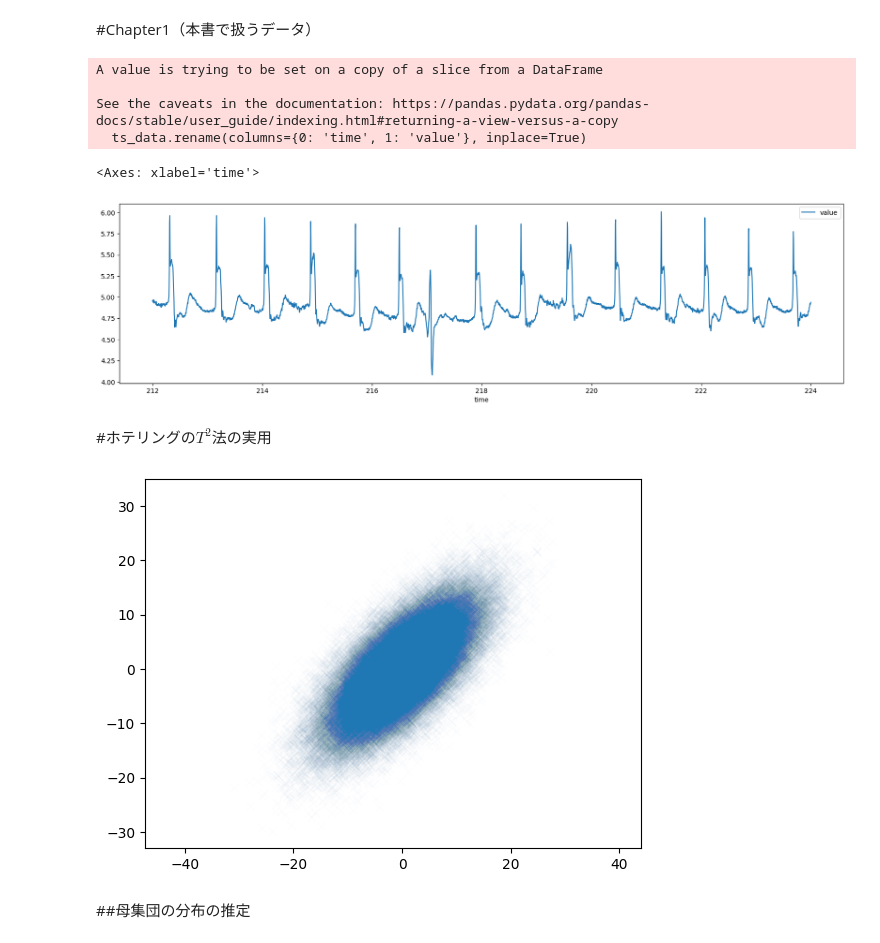
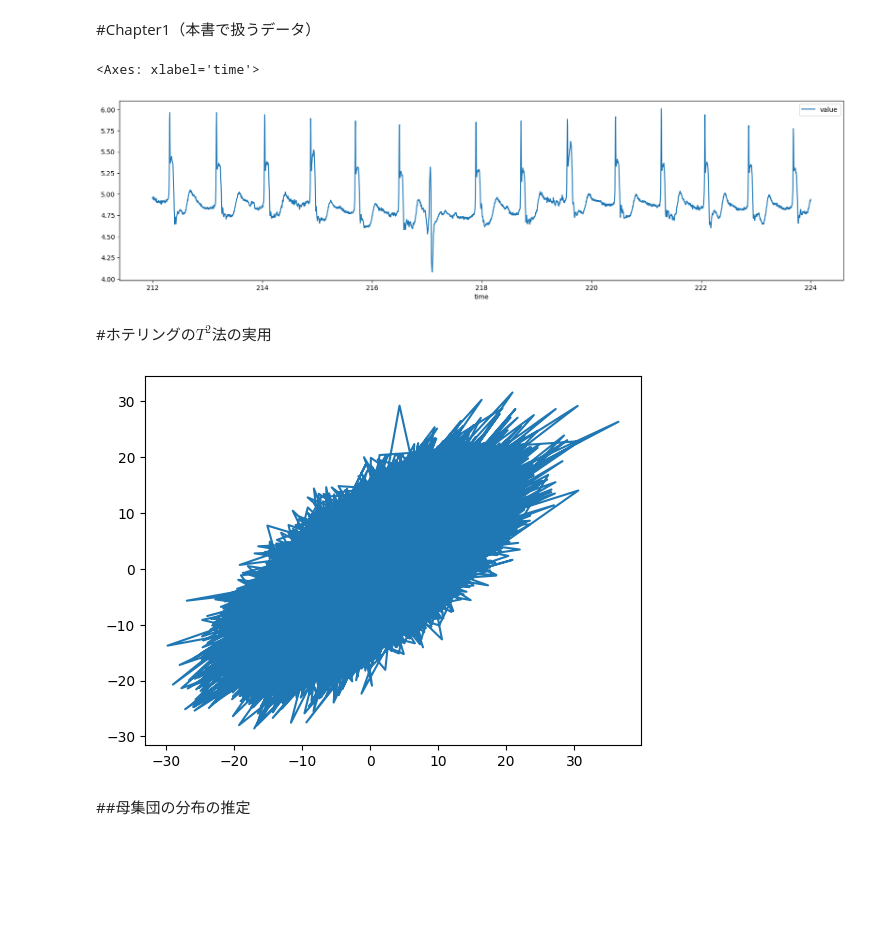
Before and after one commit to Junhand/ADandCD, a Jupyter notebook: ADandCD.ipynb, the cells around one changed output. Saved outputs shown, nothing was run; the diff lists cells and outputs as text; code cells hidden in the pictures; blank space fills up the shorter version.

```diff
--- a/ADandCD.ipynb
+++ b/ADandCD.ipynb
@@ -7,40 +7,37 @@ import pandas as pd
 
 url = "http://www.cs.ucr.edu/~eamonn/discords/qtdbsel102.txt"
 data = pd.read_csv(url, header=None, sep="\t")
-ts_data = data.iloc[:,[0,1]]
+t_data = data.iloc[3000:6000,:]
+t_data = t_data.iloc[:,[0,1]]
 # カラム名が適当なのでリネームする
 #data = data[['data_1', 'data_2', 'data_3']]
-ts_data.rename(columns={0: 'time', 1: 'value'}, inplace=True)
+ts_data = t_data.rename(columns={0: 'time', 1: 'value'}, inplace=False)
 # 年=1900年になっているので置換
 ts_data = ts_data.set_index("time")
-ts_data = ts_data.iloc[3000:6000,:]
 ts_data.plot(figsize = (20, 5))
 # %% [output]
-A value is trying to be set on a copy of a slice from a DataFrame
-
-See the caveats in the documentation: https://pandas.pydata.org/pandas-docs/stable/user_guide/indexing.html#returning-a-view-versus-a-copy
-  ts_data.rename(columns={0: 'time', 1: 'value'}, inplace=True)
+<Axes: xlabel='time'>
-<Axes: xlabel='time'>
 [figure]
 # %% [markdown]
 #ホテリングの$T^2$法の実用
 # %%
 import matplotlib.pyplot as plt
 import numpy as np
 
 # 2次元の正規分布からデータセットを作成する
 mean = np.array((0,0)) # 平均値をゼロに設定
 cov = np.array([(50, 35), (35, 50)]) # 分散共分散行列を設定
 
 # データを10万点作成する
 X = np.random.multivariate_normal(mean, cov, 100000)
+#X = t_data.to_numpy()
 
 # データセットの分布を可視化
-plt.plot(X.T[0], X.T[1], 'x', alpha=0.01)
-plt.axis('equal')
+plt.plot(X.T[0], X.T[1], alpha=1) #plt.plot(X.T[0], X.T[1], 'x', alpha=1)
+#plt.axis('equal')
 plt.show()
 # %% [output]
-[figure, old version]
+[figure, new version]
 # %% [markdown]
 ##母集団の分布の推定
 # %%
```
Also changed, not shown: parts of 5 cells of this notebook.
